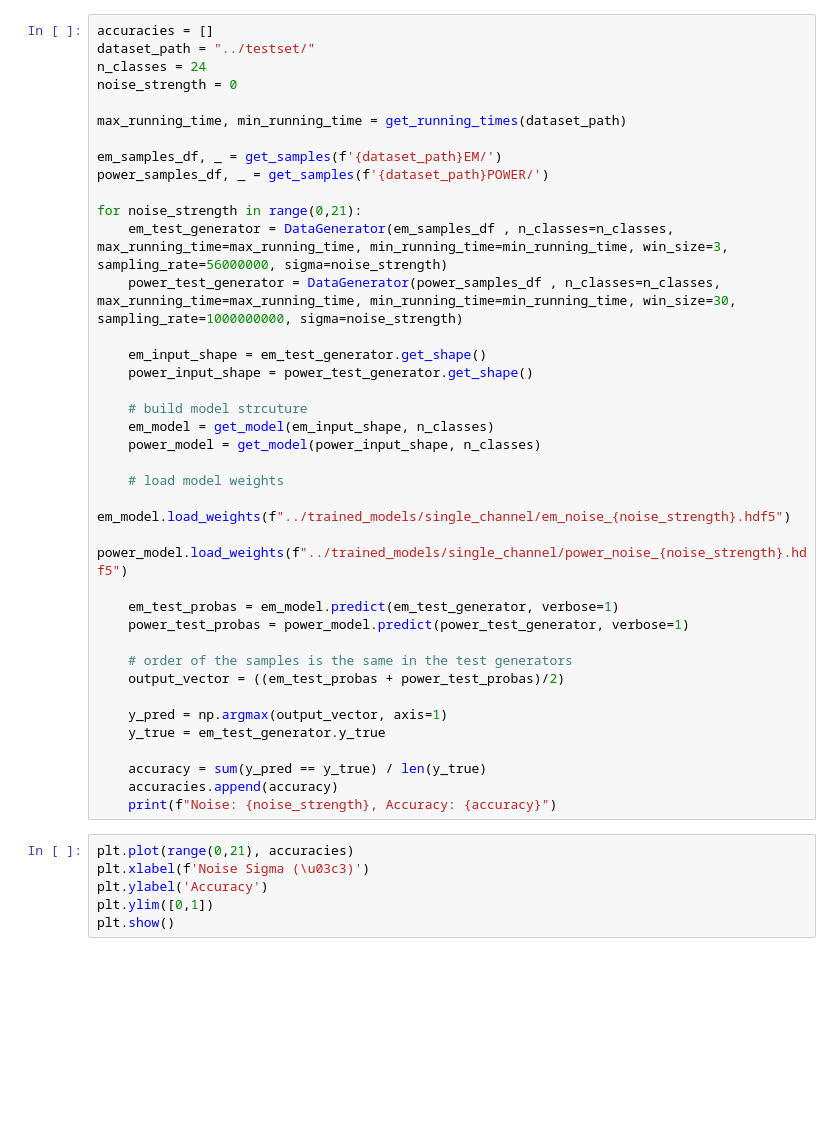
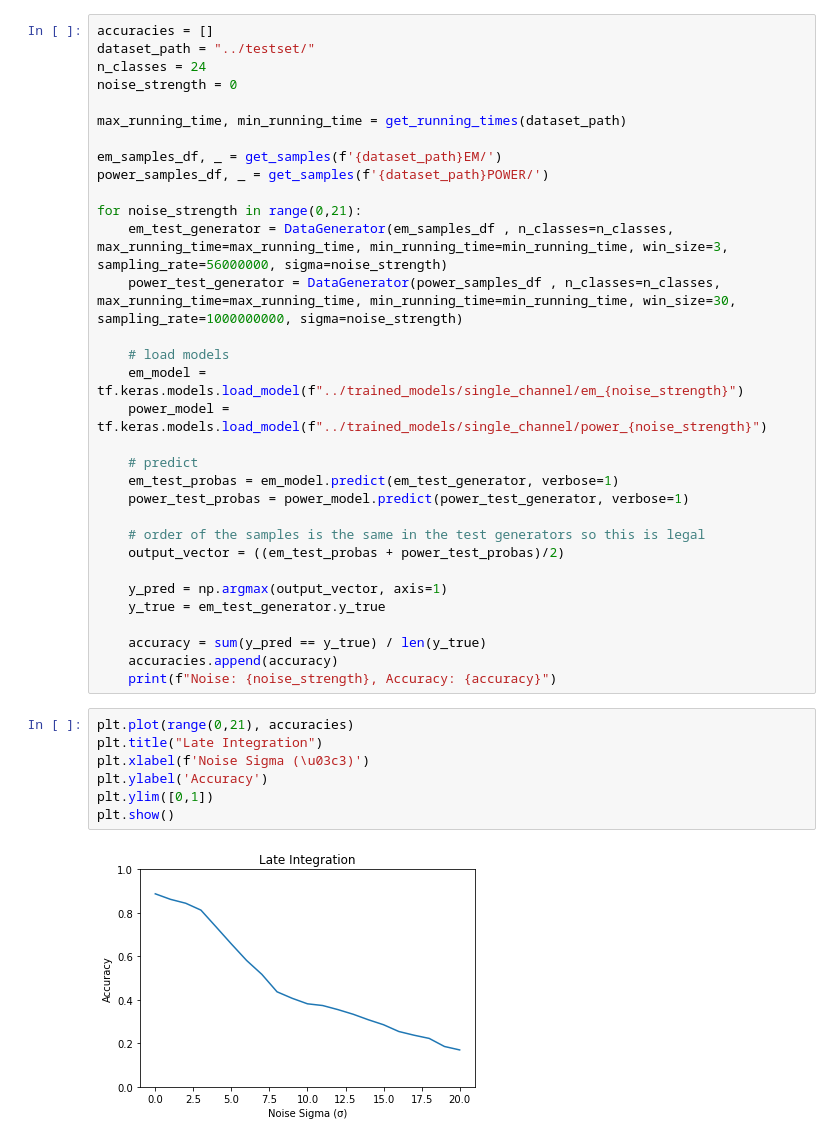
Before and after one commit to Michael-amar/Twos_Complement, a Jupyter notebook: Multimodal/late_integration.ipynb, the cells around one changed output. Drawn from its saved outputs; the diff is of its cells as text; blank space fills up the shorter version.

```diff
--- a/Multimodal/late_integration.ipynb
+++ b/Multimodal/late_integration.ipynb
@@ -67,21 +54,15 @@ for noise_strength in range(0,21):
     em_test_generator = DataGenerator(em_samples_df , n_classes=n_classes, max_running_time=max_running_time, min_running_time=min_running_time, win_size=3, sampling_rate=56000000, sigma=noise_strength)
     power_test_generator = DataGenerator(power_samples_df , n_classes=n_classes, max_running_time=max_running_time, min_running_time=min_running_time, win_size=30, sampling_rate=1000000000, sigma=noise_strength)
 
-    em_input_shape = em_test_generator.get_shape()
-    power_input_shape = power_test_generator.get_shape()
+    # load models
+    em_model = tf.keras.models.load_model(f"../trained_models/single_channel/em_{noise_strength}")
+    power_model = tf.keras.models.load_model(f"../trained_models/single_channel/power_{noise_strength}")
 
-    # build model strcuture
-    em_model = get_model(em_input_shape, n_classes)
-    power_model = get_model(power_input_shape, n_classes)
-
-    # load model weights
-    em_model.load_weights(f"../trained_models/single_channel/em_noise_{noise_strength}.hdf5")
-    power_model.load_weights(f"../trained_models/single_channel/power_noise_{noise_strength}.hdf5")
-
+    # predict
     em_test_probas = em_model.predict(em_test_generator, verbose=1)
     power_test_probas = power_model.predict(power_test_generator, verbose=1)
 
-    # order of the samples is the same in the test generators
+    # order of the samples is the same in the test generators so this is legal
     output_vector = ((em_test_probas + power_test_probas)/2)
 
     y_pred = np.argmax(output_vector, axis=1)
@@ -92,7 +73,10 @@ for noise_strength in range(0,21):
     print(f"Noise: {noise_strength}, Accuracy: {accuracy}")
 # %%
 plt.plot(range(0,21), accuracies)
+plt.title("Late Integration")
 plt.xlabel(f'Noise Sigma (\u03c3)')
 plt.ylabel('Accuracy')
 plt.ylim([0,1])
 plt.show()
+# %% [output]
+[figure, added]
```
Also changed, not shown: parts of 2 cells of this notebook, 6 other files.
